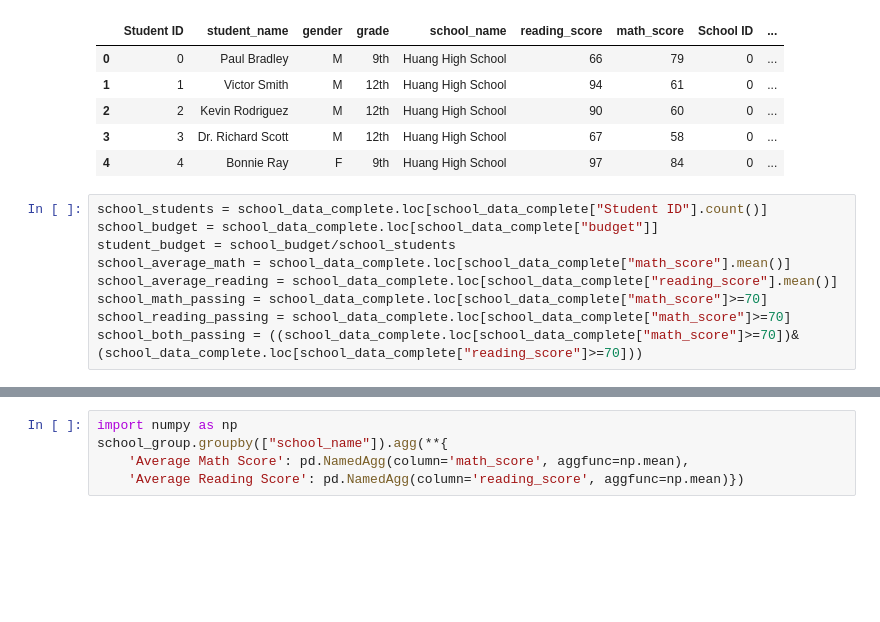
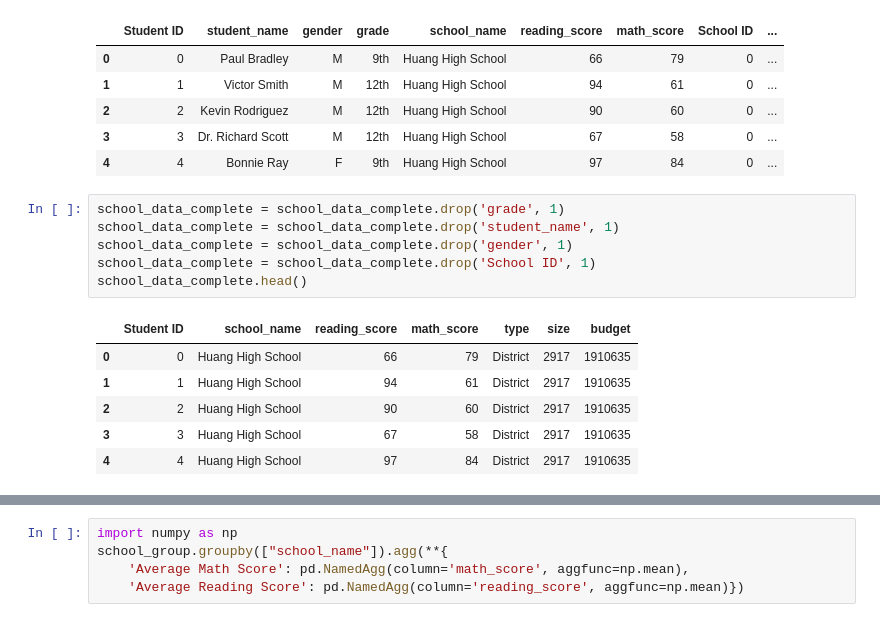
Before and after one commit to ehvandervorst/Pandas-challenge, a Jupyter notebook: PyCitySchools/PyCitySchools.ipynb, the cells around one changed output, grey strips where cells are left out. Saved outputs shown, nothing was run; the diff lists cells and outputs as text; blank space fills up the shorter version.

```diff
--- a/PyCitySchools/PyCitySchools.ipynb
+++ b/PyCitySchools/PyCitySchools.ipynb
@@ -62,12 +62,16 @@ school_data_complete.head()
 | 2 | 2 | Kevin Rodriguez | M | 12th | Huang High School | 90 | 60 | 0 | ... |
 | 3 | 3 | Dr. Richard Scott | M | 12th | Huang High School | 67 | 58 | 0 | ... |
 | 4 | 4 | Bonnie Ray | F | 9th | Huang High School | 97 | 84 | 0 | ... |
-# %%
-school_students = school_data_complete.loc[school_data_complete["Student ID"].count()]
-school_budget = school_data_complete.loc[school_data_complete["budget"]]
-student_budget = school_budget/school_students
-school_average_math = school_data_complete.loc[school_data_complete["math_score"].mean()]
-school_average_reading = school_data_complete.loc[school_data_complete["reading_score"].mean()]
-school_math_passing = school_data_complete.loc[school_data_complete["math_score"]>=70]
-school_reading_passing = school_data_complete.loc[school_data_complete["math_score"]>=70]
-school_both_passing = ((school_data_complete.loc[school_data_complete["math_score"]>=70])&(school_data_complete.loc[school_data_complete["reading_score"]>=70]))
+# %%
+school_data_complete = school_data_complete.drop('grade', 1)
+school_data_complete = school_data_complete.drop('student_name', 1)
+school_data_complete = school_data_complete.drop('gender', 1)
+school_data_complete = school_data_complete.drop('School ID', 1)
+school_data_complete.head()
+# %% [output]
+|  | Student ID | school_name | reading_score | math_score | type | size | budget |
+| 0 | 0 | Huang High School | 66 | 79 | District | 2917 | 1910635 |
+| 1 | 1 | Huang High School | 94 | 61 | District | 2917 | 1910635 |
+| 2 | 2 | Huang High School | 90 | 60 | District | 2917 | 1910635 |
+| 3 | 3 | Huang High School | 67 | 58 | District | 2917 | 1910635 |
+| 4 | 4 | Huang High School | 97 | 84 | District | 2917 | 1910635 |
```
Also changed, not shown: parts of 3 cells of this notebook.
